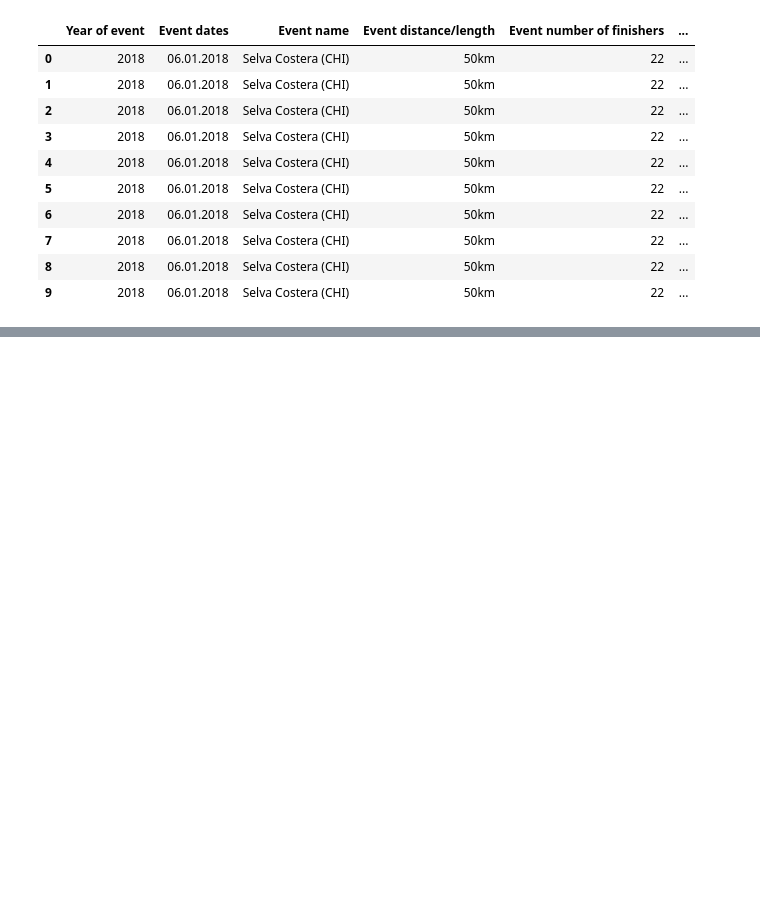
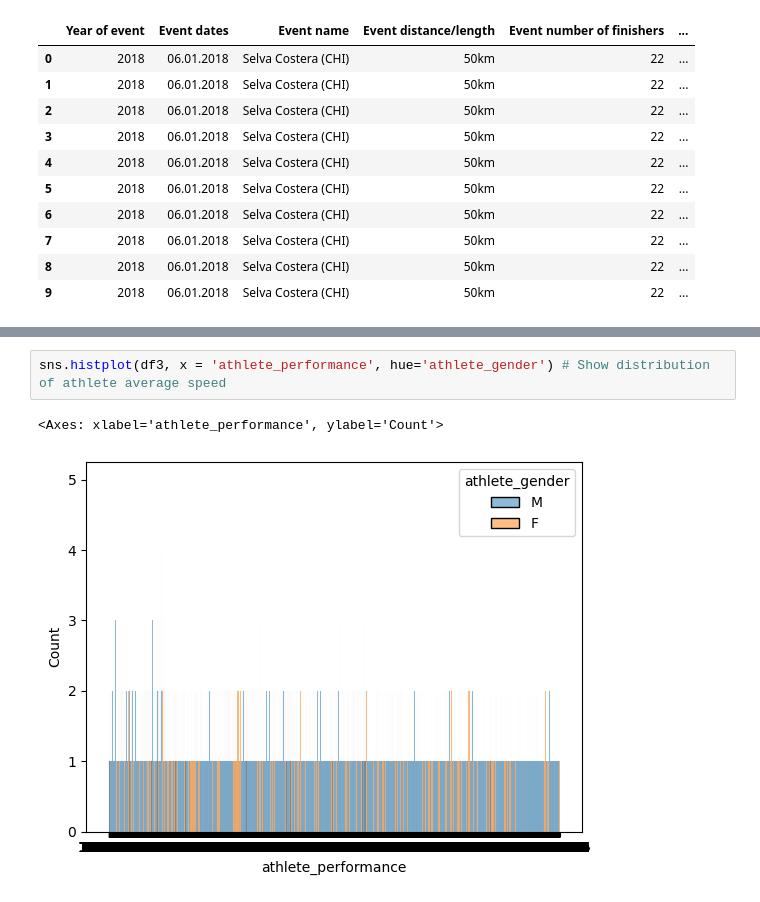
Before and after one commit to jhonManuelGil/ultra-marathon-project, a Jupyter notebook: ultra-marathon.ipynb, the cells around one changed output, grey strips where cells are left out. Drawn from its saved outputs; the diff is of its cells as text; blank space fills up the shorter version.

```diff
--- a/ultra-marathon.ipynb
+++ b/ultra-marathon.ipynb
@@ -84,0 +495,5 @@ Please make sure you are authenticated if you are trying to access a private res
+# %%
+sns.histplot(df3, x = 'athlete_performance', hue='athlete_gender') # Show distribution of athlete average speed
+# %% [output]
+<Axes: xlabel='athlete_performance', ylabel='Count'>
+[figure, added]
```
Also changed, not shown: parts of 56 cells of this notebook.
